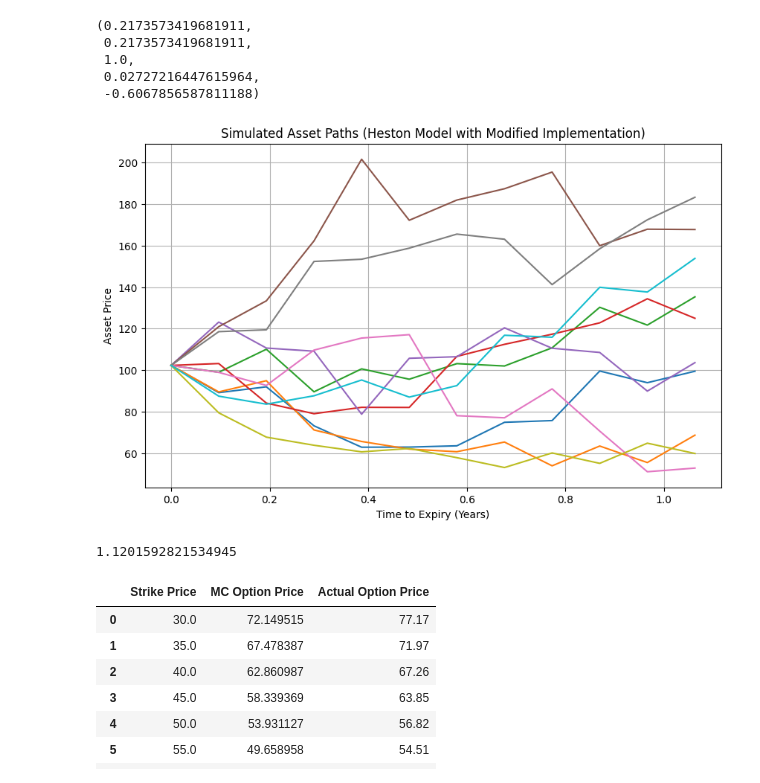
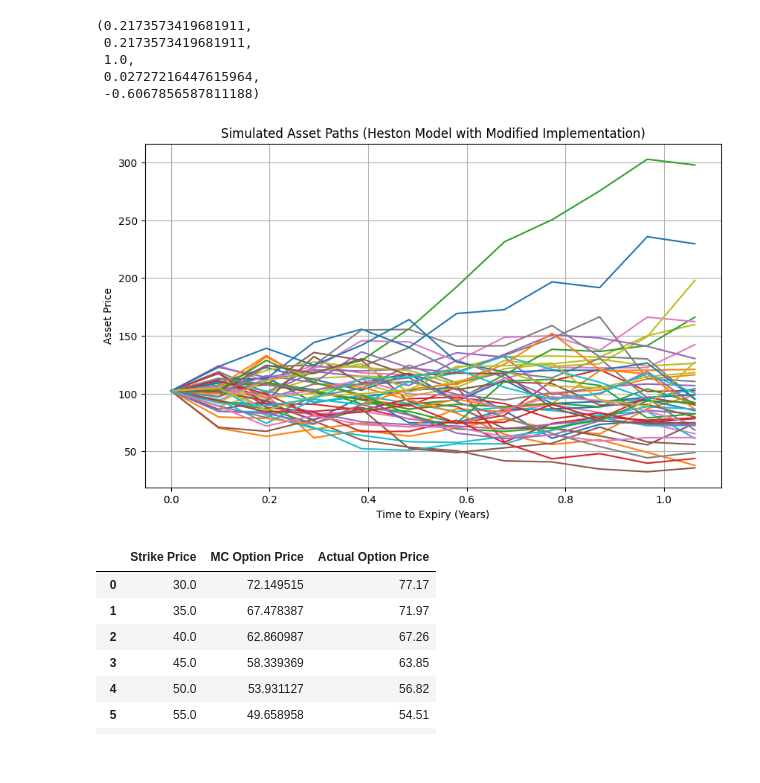
Before and after one commit to OscarAdserballe/Heston-Model, a Jupyter notebook: model.ipynb, the cells around one changed output. Saved outputs shown, nothing was run; the diff lists cells and outputs as text; code cells hidden in the pictures.

```diff
--- a/model.ipynb
+++ b/model.ipynb
@@ -121,36 +121,35 @@ V_t[0, :] = v_0_estimated
 S_t[0, :] = S_0
 
 # Generate correlated Gaussians
 means = [0, 0]
 stdevs = [1, 1]
 covs = [[stdevs[0]**2, stdevs[0] * stdevs[1] * rho_estimated],
         [stdevs[0] * stdevs[1] * rho_estimated, stdevs[1]**2]]
 Z = np.random.multivariate_normal(means, covs, (iterations, timesteps)).T
 Z1 = Z[0]
 Z2 = Z[1]
 
 # Monte Carlo simulation using Euler's method for calculating SDE.
 for i in range(1, timesteps):
     # Update Vt using Z2
     V_t[i, :] = np.maximum(V_t[i - 1, :] +
                            kappa_estimated * (theta_estimated - V_t[i - 1, :]) * dt +
                            sigma_estimated * np.sqrt(V_t[i - 1, :] * dt) * Z2[i, :], 0)
 
     # Update St using the new Vt and Z1
     S_t[i, :] = S_t[i - 1, :] + r_f * S_t[i - 1, :] * dt + \
                 np.sqrt(V_t[i, :] * dt) * S_t[i - 1, :] * Z1[i, :]
 
 plt.figure(figsize=(10, 6))
-for i in range(10):
+for i in range(50):
     plt.plot(np.linspace(0, T, timesteps), S_t[:, i])
 plt.title('Simulated Asset Paths (Heston Model with Modified Implementation)')
 plt.xlabel('Time to Expiry (Years)')
 plt.ylabel('Asset Price')
 plt.grid(True)
 plt.show()
 # %% [output]
-[figure, old version]
+[figure, new version]
-1.1201592821534945
 # %%
 unique_strike_prices = option_data_df['strike'].unique()
 mc_option_prices = []
```
